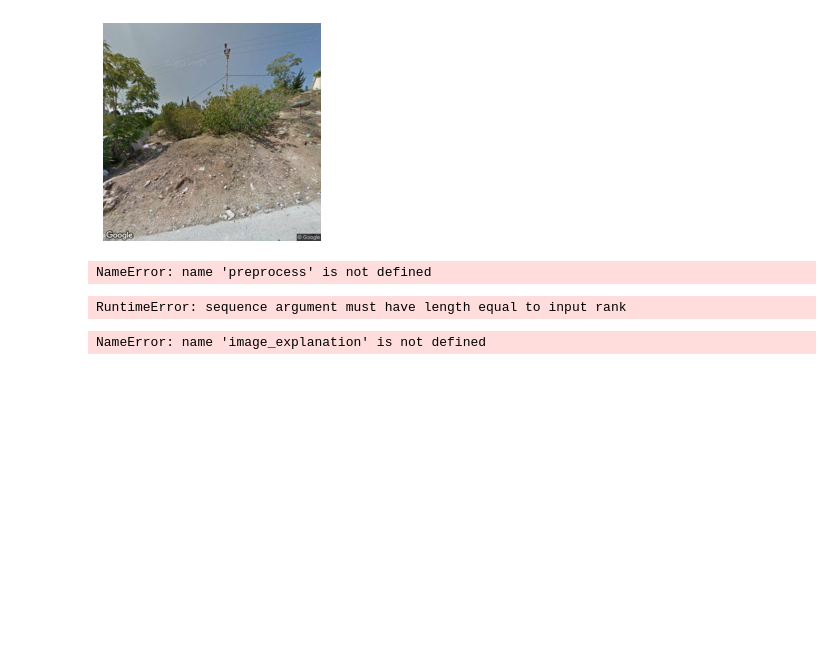
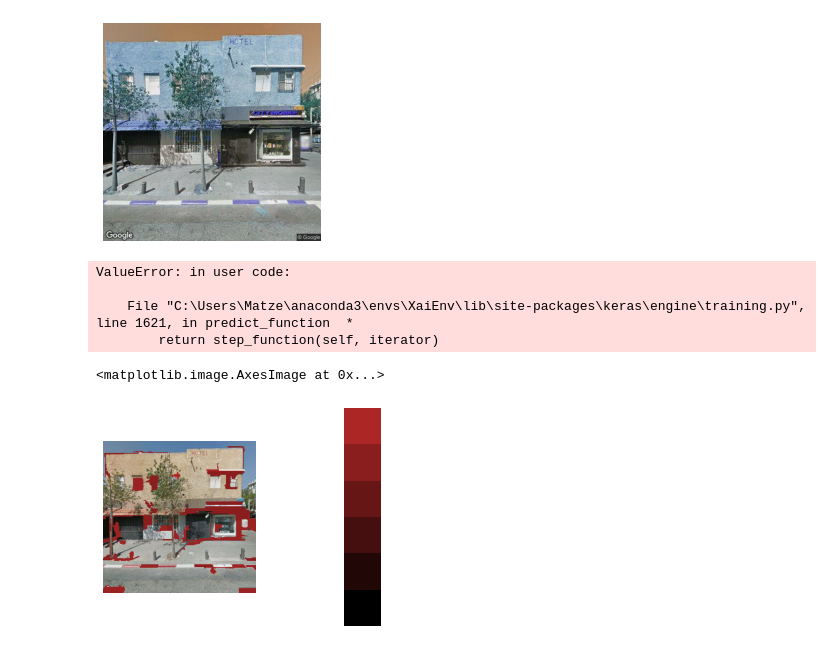
Before and after one commit to XAI-Demonstrator/xai-demonstrator, a Jupyter notebook: guess-the-country/explainers/explore_new_lime.ipynb, the cells around one changed output. Cells and saved outputs as stored; diff of their text form; code cells hidden in the pictures.

Commit message:
fixed model import problem and changed image import to cv2 in explore_new_lime.jpynb

```diff
--- a/guess-the-country/explainers/explore_new_lime.ipynb
+++ b/guess-the-country/explainers/explore_new_lime.ipynb
@@ -23,15 +21,19 @@ from skimage import img_as_float
 
 import time
 # %%
-img = Image.open("C:\\Users\\Matze\\Documents\\University\\Work\\BeispielBilder\\WestJerusalem\\Im1.jpg")
+img = np.array(cv2.imread("C:\\Users\\Matze\\Documents\\University\\Work\\BeispielBilder\\from_xaidemo.de\\i1.jpg"))
 plt.imshow(img)
 plt.axis("off")
 plt.show()
 img = preprocess(img)
 img = np.squeeze(img)
+predict_image(img)
 # %% [output]
-[figure, old version]
+[figure, new version]
-NameError: name 'preprocess' is not defined
+ValueError: in user code:
+
+    File "C:\Users\Matze\anaconda3\envs\XaiEnv\lib\site-packages\keras\engine\training.py", line 1621, in predict_function  *
+        return step_function(self, iterator)
 # %%
 image_explanation = explain_image(img = img, seg_method = "felzenszwalb", seg_settings = {}, num_of_samples = 200, samples_p = 0.5,
                   model_ = model, threshold = 0.3, volume = 45, colour =  "red")
@@ -44,8 +46,6 @@ np.ones((1,1)) * [173, 38, 38] / 255*0.4,
 np.ones((1,1)) * [173, 38, 38] / 255*0.2,
 np.ones((1,1)) * [173, 38, 38] / 255*0.0,
 ]
-# %% [output]
-RuntimeError: sequence argument must have length equal to input rank
 # %%
 f, axarr = plt.subplots(1,2)
 axarr[0].axis("off")
@@ -53,5 +53,5 @@ axarr[1].axis("off")
 axarr[0].imshow(image_explanation)
 axarr[1].imshow(gradient)
 # %% [output]
-NameError: name 'image_explanation' is not defined
+<matplotlib.image.AxesImage at 0x...>
-[figure, old version]
+[figure, new version]
```
Also changed, not shown: parts of 1 cell of this notebook.
